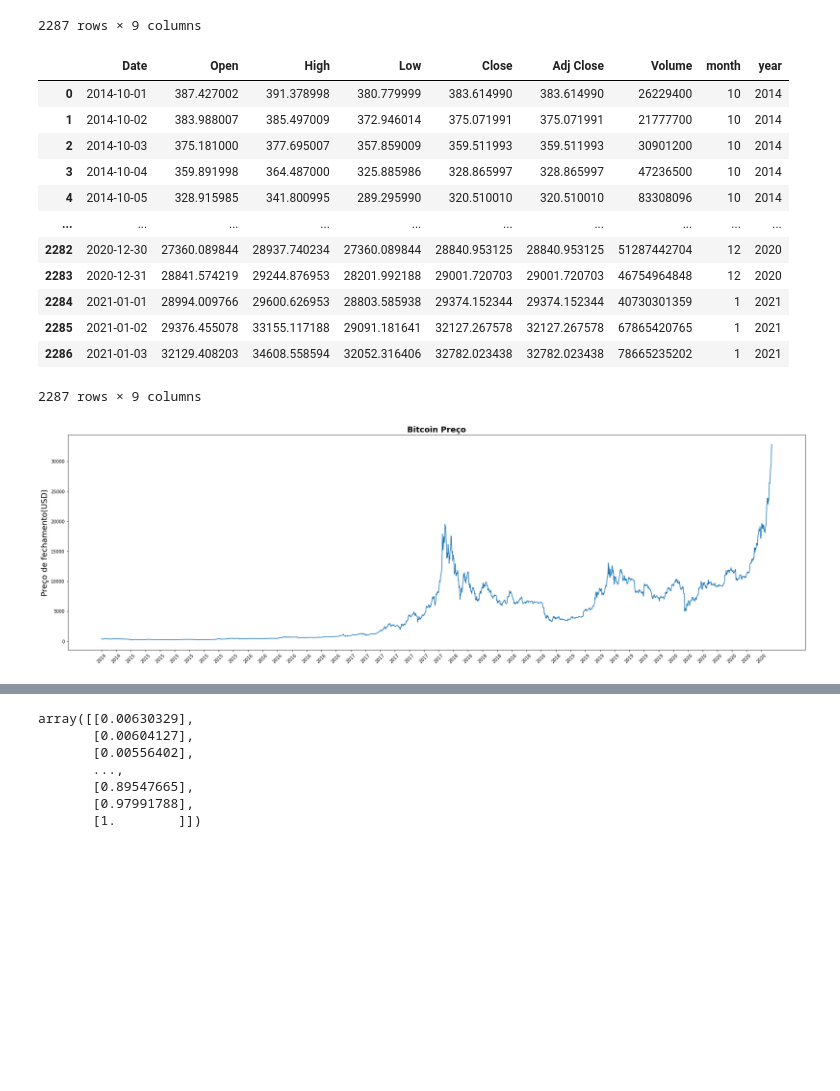
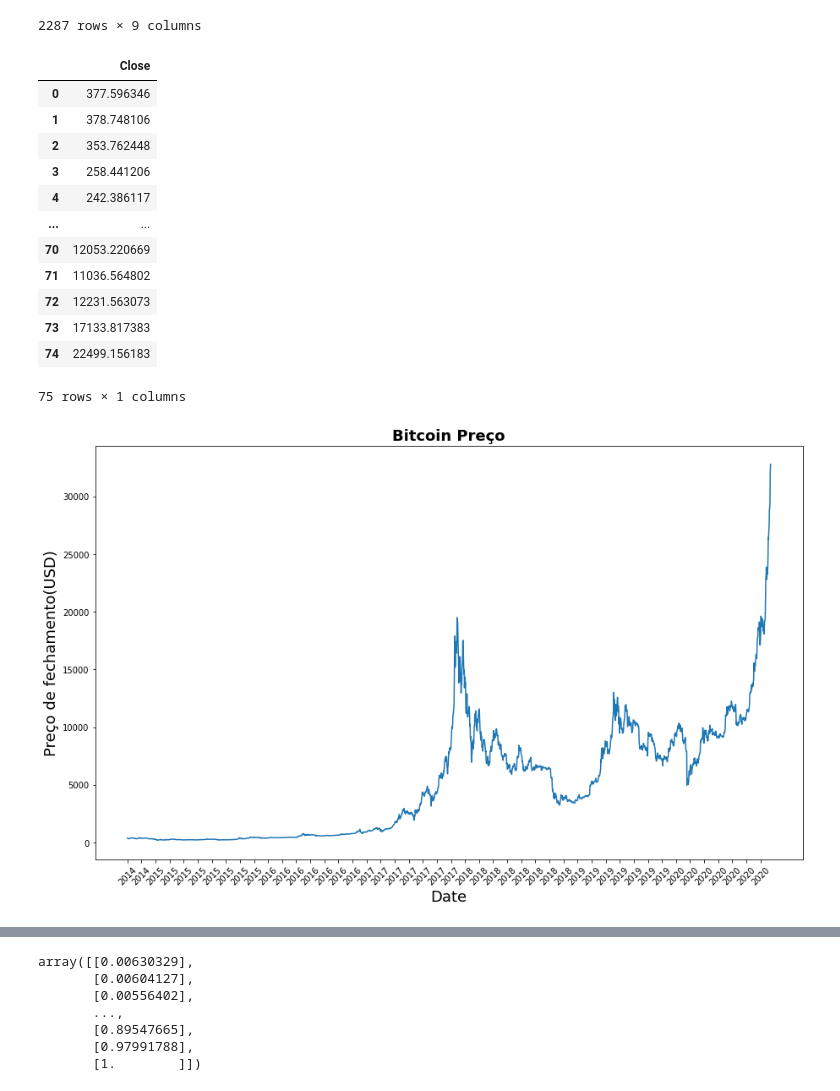
Before and after one commit to Quebec-Eric/4Periodo, a Jupyter notebook: IA/Artigo/Artigo.ipynb, the cells around one changed output, grey strips where cells are left out. Saved outputs shown, nothing was run; the diff lists cells and outputs as text; code cells hidden in the pictures; blank space fills up the shorter version.

```diff
--- a/IA/Artigo/Artigo.ipynb
+++ b/IA/Artigo/Artigo.ipynb
@@ -36,28 +66,33 @@ dfMes
 # %%
 df.Close.rolling(3).sum()
-df
+
+retornar =FazerMatematia(df,1)
+dt = pd.DataFrame()
+dt['Close']=retornar
+dt
 # %% [output]
-|  | Date | Open | High | Low | Close | Adj Close | Volume | month | year |
-| 0 | 2014-10-01 | 387.427002 | 391.378998 | 380.779999 | 383.614990 | 383.614990 | 26229400 | 10 | 2014 |
-| 1 | 2014-10-02 | 383.988007 | 385.497009 | 372.946014 | 375.071991 | 375.071991 | 21777700 | 10 | 2014 |
-| 2 | 2014-10-03 | 375.181000 | 377.695007 | 357.859009 | 359.511993 | 359.511993 | 30901200 | 10 | 2014 |
-| 3 | 2014-10-04 | 359.891998 | 364.487000 | 325.885986 | 328.865997 | 328.865997 | 47236500 | 10 | 2014 |
-| 4 | 2014-10-05 | 328.915985 | 341.800995 | 289.295990 | 320.510010 | 320.510010 | 83308096 | 10 | 2014 |
-| ... | ... | ... | ... | ... | ... | ... | ... | ... | ... |
-| 2282 | 2020-12-30 | 27360.089844 | 28937.740234 | 27360.089844 | 28840.953125 | 28840.953125 | 51287442704 | 12 | 2020 |
-| 2283 | 2020-12-31 | 28841.574219 | 29244.876953 | 28201.992188 | 29001.720703 | 29001.720703 | 46754964848 | 12 | 2020 |
-| 2284 | 2021-01-01 | 28994.009766 | 29600.626953 | 28803.585938 | 29374.152344 | 29374.152344 | 40730301359 | 1 | 2021 |
-| 2285 | 2021-01-02 | 29376.455078 | 33155.117188 | 29091.181641 | 32127.267578 | 32127.267578 | 67865420765 | 1 | 2021 |
-| 2286 | 2021-01-03 | 32129.408203 | 34608.558594 | 32052.316406 | 32782.023438 | 32782.023438 | 78665235202 | 1 | 2021 |
+|  | Close |
+| 0 | 377.596346 |
+| 1 | 378.748106 |
+| 2 | 353.762448 |
+| 3 | 258.441206 |
+| 4 | 242.386117 |
+| ... | ... |
+| 70 | 12053.220669 |
+| 71 | 11036.564802 |
+| 72 | 12231.563073 |
+| 73 | 17133.817383 |
+| 74 | 22499.156183 |
-2287 rows × 9 columns
+75 rows × 1 columns
 # %%
 preco=df[["Close"]]
-plt.figure(figsize=(30,9))
+#preco=retornar
+plt.figure(figsize=(15,9))
 plt.plot(preco)
 plt.xticks(range(0,df.shape[0],50),df["year"].loc[::50],rotation=45)
 plt.title("Bitcoin Preço",fontsize =18, fontweight='bold')
-#plt.xlabel('Date',fontsize =18)
+plt.xlabel('Date',fontsize =18)
 plt.ylabel('Preço de fechamento(USD)',fontsize =18)
 plt.show()
 # %% [output]
-[figure, old version]
+[figure, new version]
```
Also changed, not shown: parts of 14 cells of this notebook.
